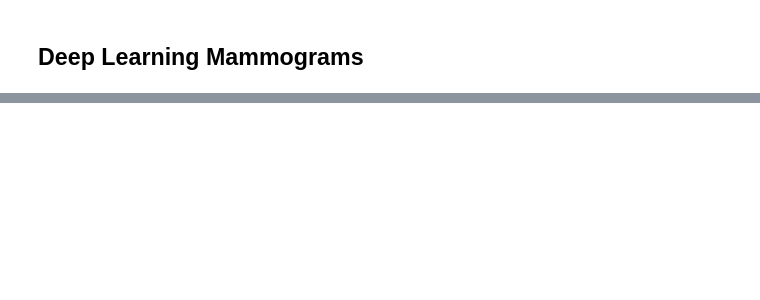
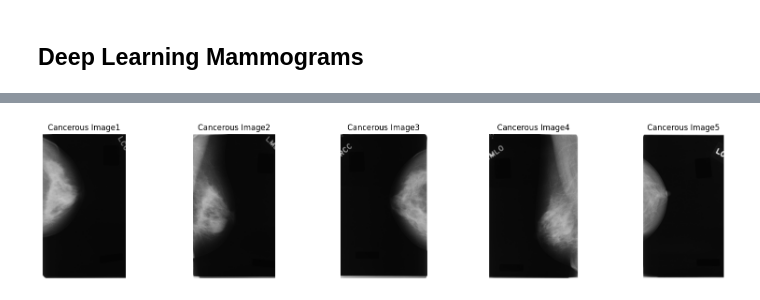
Before and after one commit to kiboiWanjohi/scotep-kenya, a Jupyter notebook: main.ipynb, the cells around one changed output, grey strips where cells are left out. Cells and saved outputs as stored; diff of their text form; code cells hidden in the pictures; blank space fills up the shorter version.

```diff
--- a/main.ipynb
+++ b/main.ipynb
@@ -49,0 +130,15 @@ df['Bi-Rads'].value_counts()
+# %%
+# display first five images in cancer dataset
+fig, axes = plt.subplots(1, 5, figsize = (20,4))
+
+for i, db_cancer_image_file_path in enumerate(db_cancer_images_file_path[:5]):
+    image = cv2.imread(db_benign_images_file_path[i])
+    image_rgb = cv2.cvtColor(image, cv2.COLOR_BGR2RGB)
+
+    axes[i].imshow(image_rgb)
+    axes[i].set_title(f'Cancerous Image{i+1}')
+    axes[i].axis('off')
+
+plt.show()
+# %% [output]
+[figure, added]
```
Also changed, not shown: parts of 29 cells of this notebook.
